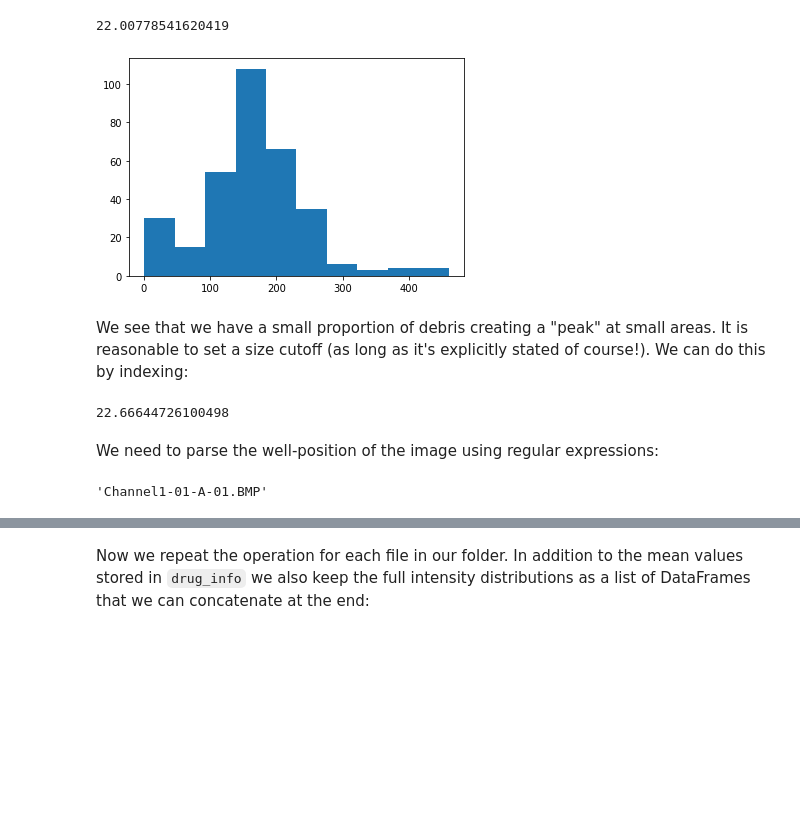
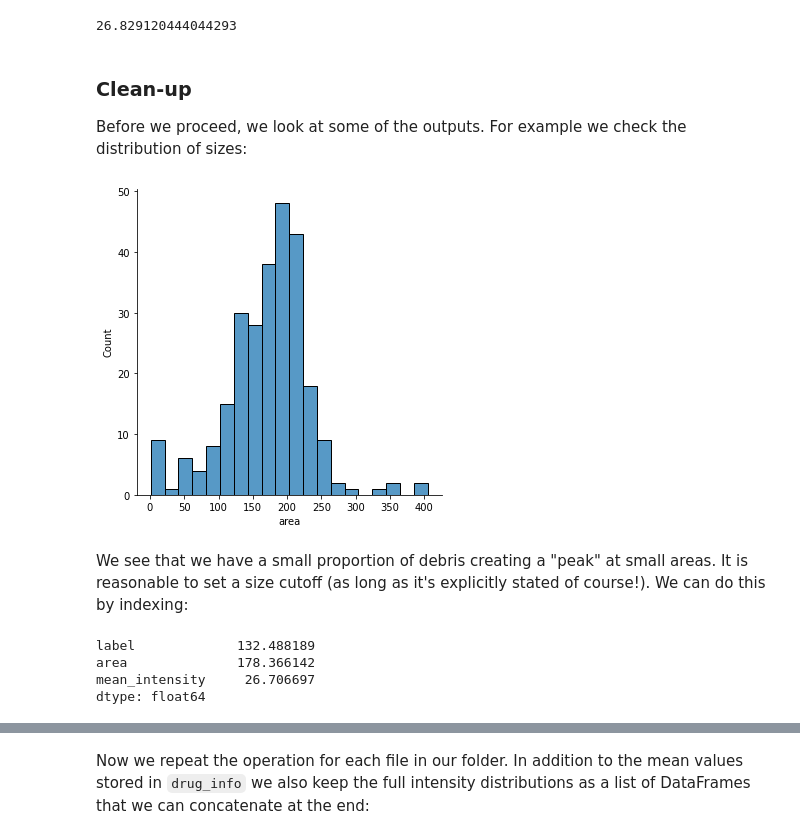
Before and after one commit to guiwitz/ImagingStats, a Jupyter notebook: image_processing.ipynb, the cells around one changed output, grey strips where cells are left out. Saved outputs shown, nothing was run; the diff lists cells and outputs as text; code cells hidden in the pictures; blank space fills up the shorter version.

```diff
--- a/image_processing.ipynb
+++ b/image_processing.ipynb
@@ -139,0 +110,3 @@ ax[1].imshow(image2);
+# %%
+image1 = skimage.io.imread(file_list1[1])
+image2 = skimage.io.imread(file_list2[1])
@@ -148,0 +127,2 @@ ax[1].imshow(mask);
+# %%
+mask_lab = skimage.measure.label(mask)
@@ -149,3 +139,3 @@ ax[1].imshow(mask);
 # %%
-regions = skimage.measure.regionprops_table(skimage.measure.label(mask), intensity_image=image1,
+regions = skimage.measure.regionprops_table(mask_lab, intensity_image=image1,
                                            properties=('label','area','mean_intensity'))
@@ -151,0 +144,4 @@ regions = skimage.measure.regionprops_table(skimage.measure.label(mask), intensi
+# %%
+import pandas as pd
+regions = pd.DataFrame(regions)
+regions.head()
@@ -152,22 +155,26 @@ regions = skimage.measure.regionprops_table(skimage.measure.label(mask), intensi
 # %%
 regions['mean_intensity'].mean()
 # %% [output]
-22.00778541620419
+26.829120444044293
+# %% [markdown]
+### Clean-up
+
+Before we proceed, we look at some of the outputs. For example we check the distribution of sizes:
 # %%
-plt.hist(regions['area']);
+import seaborn as sns
+import pandas as pd
+
+sns.displot(data=regions, x='area');
 # %% [output]
-[figure, old version]
+[figure, new version]
 # %% [markdown]
 We see that we have a small proportion of debris creating a "peak" at small areas. It is reasonable to set a size cutoff (as long as it's explicitly stated of course!). We can do this by indexing:
 # %%
 area_threshold = 50
-selected_intensity = regions['mean_intensity'][regions['area'] > area_threshold]
-selected_intensity.mean()
+selected_regions = regions[regions['area'] > area_threshold]
+selected_regions.mean()
 # %% [output]
-22.66644726100498
+label             132.488189
+area              178.366142
+mean_intensity     26.706697
+dtype: float64
-# %% [markdown]
-We need to parse the well-position of the image using regular expressions:
-# %%
-file_list1[0].name
-# %% [output]
-'Channel1-01-A-01.BMP'
```
Also changed, not shown: parts of 91 cells of this notebook.
